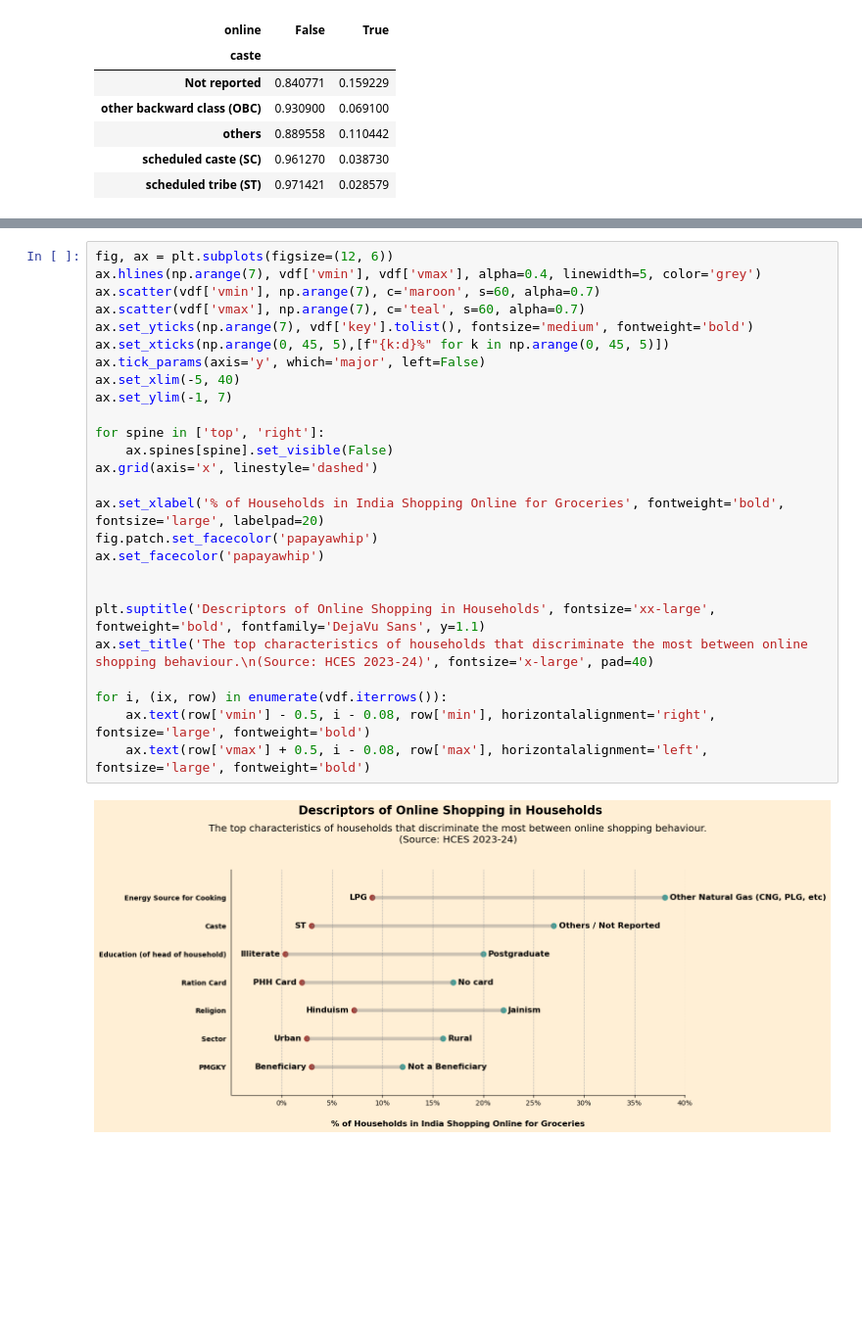
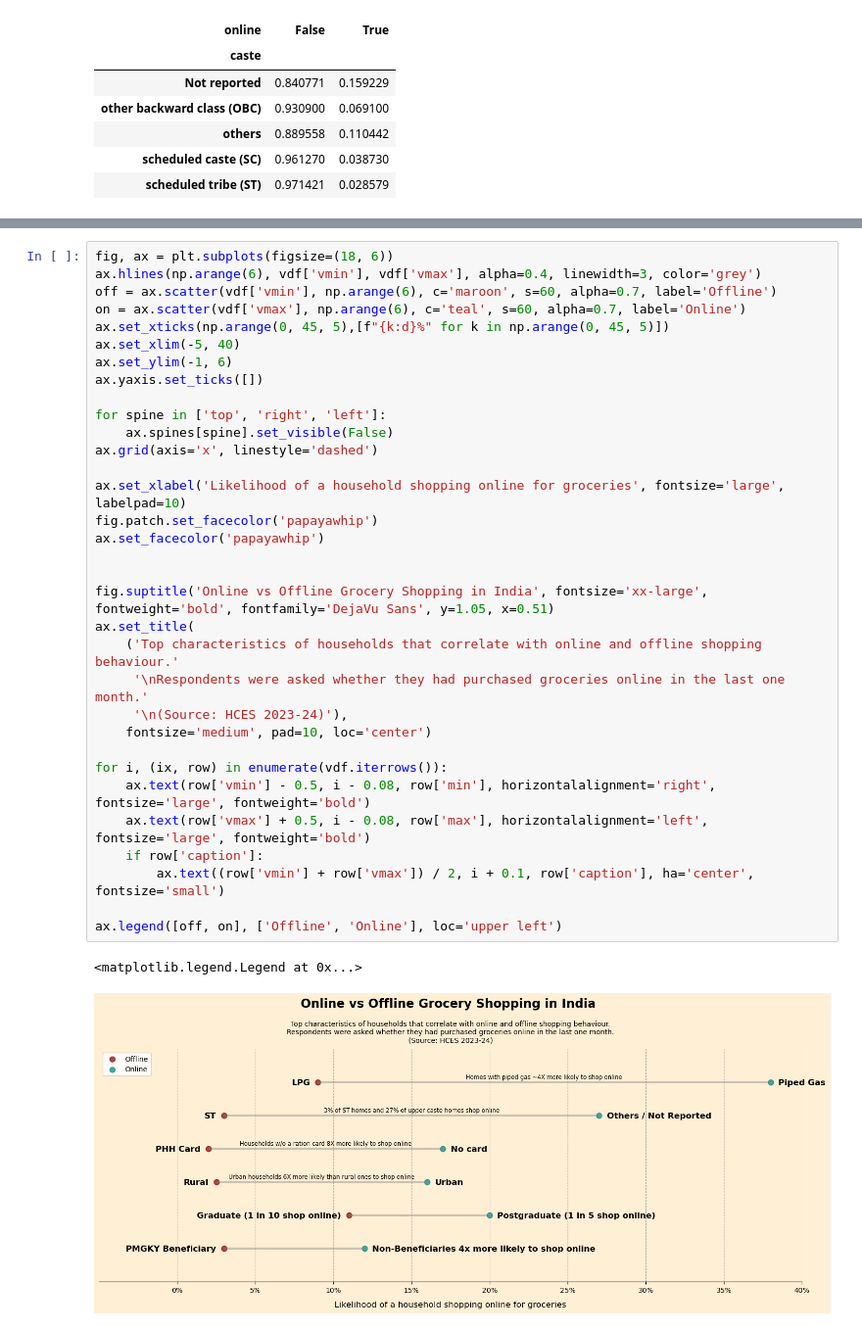
Before and after one commit to jaidevd/beingbayesian, a Jupyter notebook: 01-hces-groceries.ipynb, the cells around one changed output, grey strips where cells are left out. Shown at 98% size. Cells and saved outputs as stored; diff of their text form; blank space fills up the shorter version.

Commit message:
VIZ: Finalize chart and map for online grocery shopping

```diff
--- a/01-hces-groceries.ipynb
+++ b/01-hces-groceries.ipynb
@@ -288,30 +289,38 @@ vdf.sort_values('diff', inplace=True)
 vdf['vmin'] *= 100
 vdf['vmax'] *= 100
 # %%
-fig, ax = plt.subplots(figsize=(12, 6))
-ax.hlines(np.arange(7), vdf['vmin'], vdf['vmax'], alpha=0.4, linewidth=5, color='grey')
-ax.scatter(vdf['vmin'], np.arange(7), c='maroon', s=60, alpha=0.7)
-ax.scatter(vdf['vmax'], np.arange(7), c='teal', s=60, alpha=0.7)
-ax.set_yticks(np.arange(7), vdf['key'].tolist(), fontsize='medium', fontweight='bold')
+fig, ax = plt.subplots(figsize=(18, 6))
+ax.hlines(np.arange(6), vdf['vmin'], vdf['vmax'], alpha=0.4, linewidth=3, color='grey')
+off = ax.scatter(vdf['vmin'], np.arange(6), c='maroon', s=60, alpha=0.7, label='Offline')
+on = ax.scatter(vdf['vmax'], np.arange(6), c='teal', s=60, alpha=0.7, label='Online')
 ax.set_xticks(np.arange(0, 45, 5),[f"{k:d}%" for k in np.arange(0, 45, 5)])
-ax.tick_params(axis='y', which='major', left=False)
 ax.set_xlim(-5, 40)
-ax.set_ylim(-1, 7)
+ax.set_ylim(-1, 6)
+ax.yaxis.set_ticks([])
 
-for spine in ['top', 'right']:
+for spine in ['top', 'right', 'left']:
     ax.spines[spine].set_visible(False)
 ax.grid(axis='x', linestyle='dashed')
 
-ax.set_xlabel('% of Households in India Shopping Online for Groceries', fontweight='bold', fontsize='large', labelpad=20)
+ax.set_xlabel('Likelihood of a household shopping online for groceries', fontsize='large', labelpad=10)
 fig.patch.set_facecolor('papayawhip')
 ax.set_facecolor('papayawhip')
 
 
-plt.suptitle('Descriptors of Online Shopping in Households', fontsize='xx-large', fontweight='bold', fontfamily='DejaVu Sans', y=1.1)
-ax.set_title('The top characteristics of households that discriminate the most between online shopping behaviour.\n(Source: HCES 2023-24)', fontsize='x-large', pad=40)
+fig.suptitle('Online vs Offline Grocery Shopping in India', fontsize='xx-large', fontweight='bold', fontfamily='DejaVu Sans', y=1.05, x=0.51)
+ax.set_title(
+    ('Top characteristics of households that correlate with online and offline shopping behaviour.'
+     '\nRespondents were asked whether they had purchased groceries online in the last one month.'
+     '\n(Source: HCES 2023-24)'),
+    fontsize='medium', pad=10, loc='center')
 
 for i, (ix, row) in enumerate(vdf.iterrows()):
     ax.text(row['vmin'] - 0.5, i - 0.08, row['min'], horizontalalignment='right', fontsize='large', fontweight='bold')
     ax.text(row['vmax'] + 0.5, i - 0.08, row['max'], horizontalalignment='left', fontsize='large', fontweight='bold')
+    if row['caption']:
+        ax.text((row['vmin'] + row['vmax']) / 2, i + 0.1, row['caption'], ha='center', fontsize='small')
+
+ax.legend([off, on], ['Offline', 'Online'], loc='upper left')
 # %% [output]
+<matplotlib.legend.Legend at 0x...>
-[figure, old version]
+[figure, new version]
```
Also changed, not shown: parts of 1 cell of this notebook, 3 other files.
